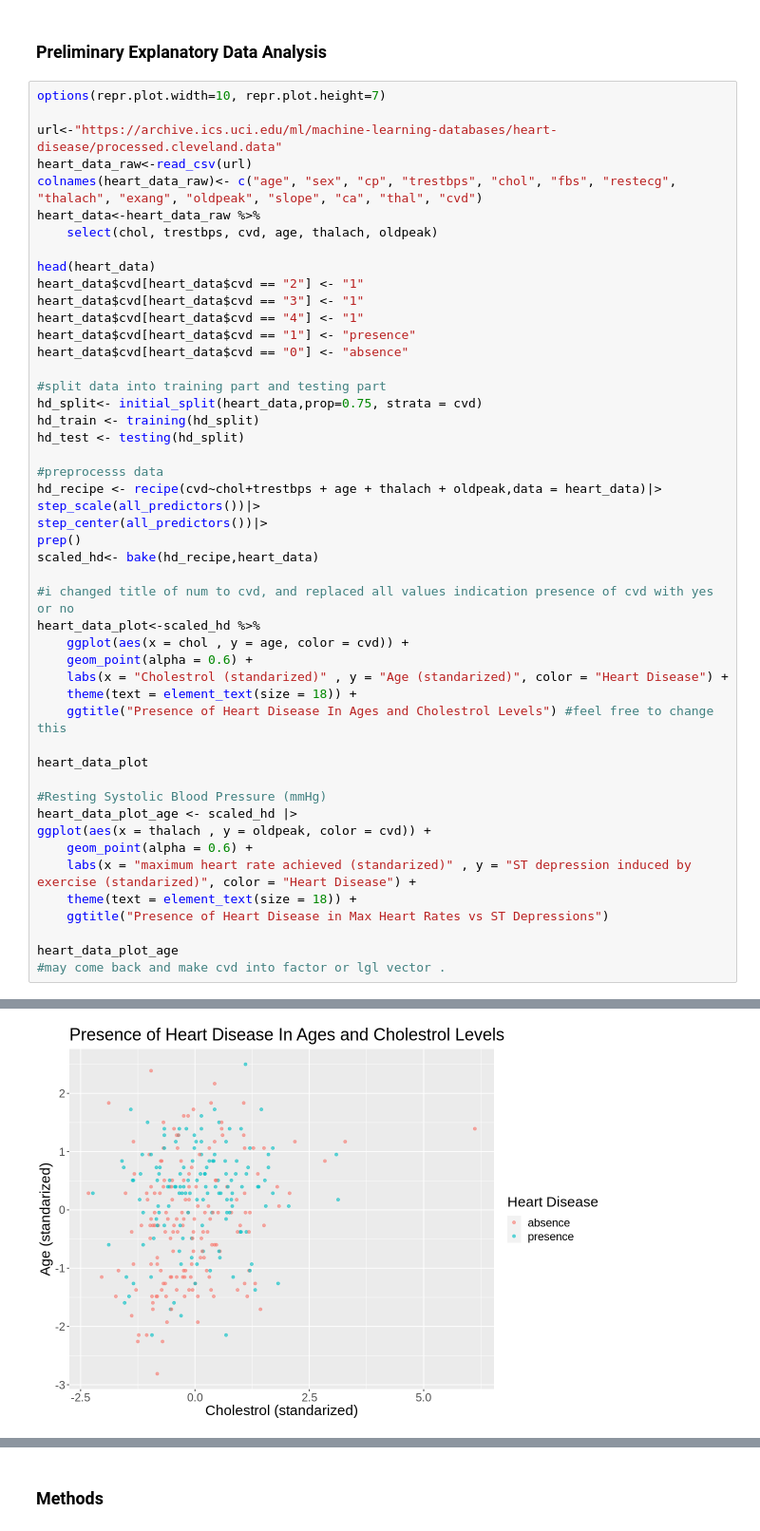
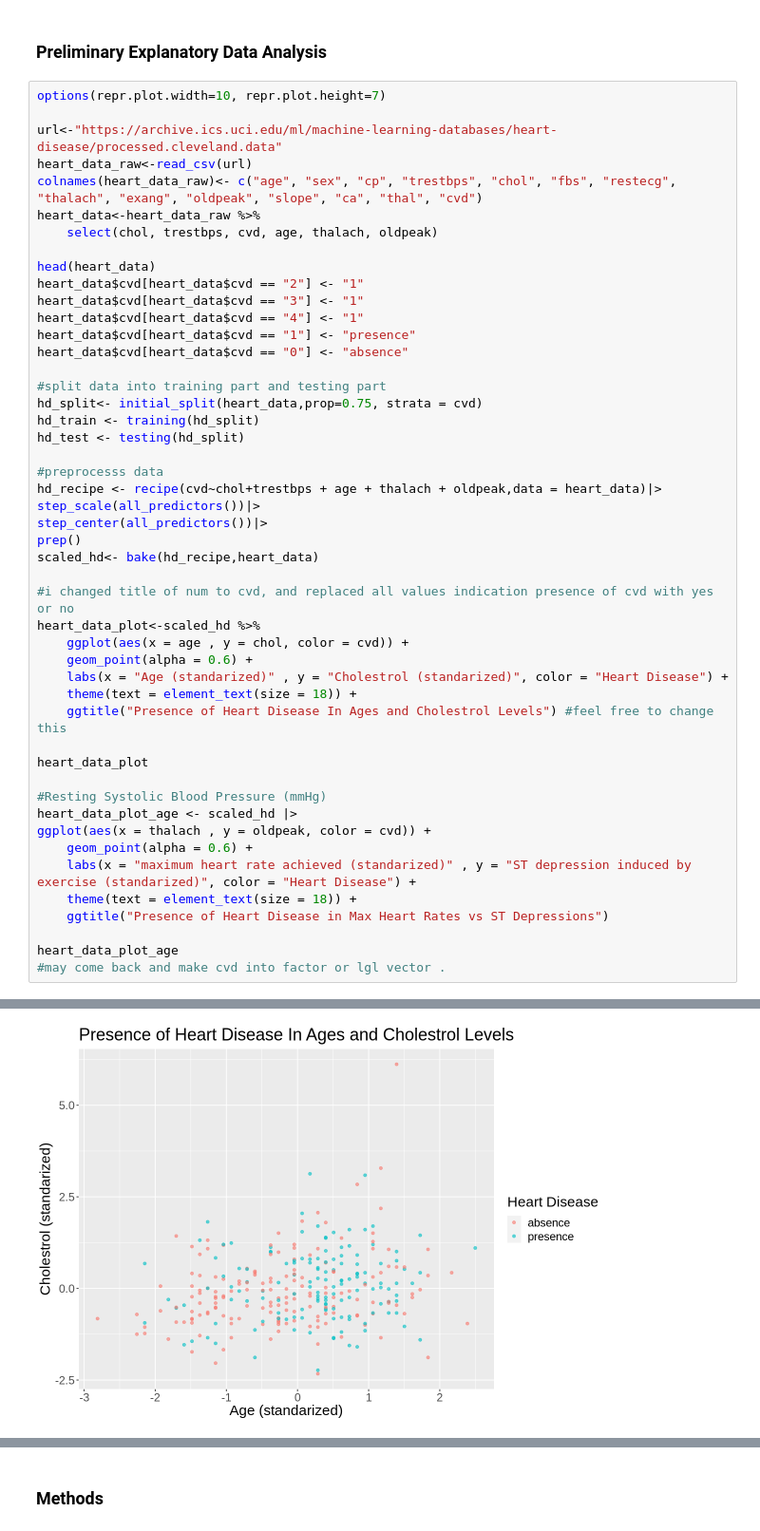
Before and after one commit to mcarbert/dsci_group_8, a Jupyter notebook: project_proposal.ipynb, the cells around one changed output, grey strips where cells are left out. Shown at 95% size. Cells and saved outputs as stored; diff of their text form.

```diff
--- a/project_proposal.ipynb
+++ b/project_proposal.ipynb
@@ -63,9 +63,9 @@ scaled_hd<- bake(hd_recipe,heart_data)
 
 #i changed title of num to cvd, and replaced all values indication presence of cvd with yes or no
 heart_data_plot<-scaled_hd %>%
-    ggplot(aes(x = chol , y = age, color = cvd)) +
+    ggplot(aes(x = age , y = chol, color = cvd)) +
     geom_point(alpha = 0.6) +
-    labs(x = "Cholestrol (standarized)" , y = "Age (standarized)", color = "Heart Disease") +
+    labs(x = "Age (standarized)" , y = "Cholestrol (standarized)", color = "Heart Disease") +
     theme(text = element_text(size = 18)) +
     ggtitle("Presence of Heart Disease In Ages and Cholestrol Levels") #feel free to change this
 
@@ -78,34 +78,34 @@ ggplot(aes(x = thalach , y = oldpeak, color = cvd)) +
     labs(x = "maximum heart rate achieved (standarized)" , y = "ST depression induced by exercise (standarized)", color = "Heart Disease") +
     theme(text = element_text(size = 18)) +
     ggtitle("Presence of Heart Disease in Max Heart Rates vs ST Depressions")
 
 heart_data_plot_age
 #may come back and make cvd into factor or lgl vector .
 # %% [output]
 New names:
 • `1.0` -> `1.0...2`
 • `1.0` -> `1.0...3`
 • `1.0` -> `1.0...6`
 • `0.0` -> `0.0...9`
 • `0.0` -> `0.0...12`
 Rows: 302 Columns: 14
 ── Column specification ────────────────────────────────────────────────────────
 Delimiter: ","
 chr  (2): 0.0...12, 6.0
 dbl (12): 63.0, 1.0...2, 1.0...3, 145.0, 233.0, 1.0...6, 2.0, 150.0, 0.0...9...
 
 ℹ Use `spec()` to retrieve the full column specification for this data.
 ℹ Specify the column types or set `show_col_types = FALSE` to quiet this message.
 A tibble: 6 × 6
 | chol | trestbps | cvd | age | thalach | oldpeak |
 | <dbl> | <dbl> | <dbl> | <dbl> | <dbl> | <dbl> |
 | 286 | 160 | 2 | 67 | 108 | 1.5 |
 | 229 | 120 | 1 | 67 | 129 | 2.6 |
 | 250 | 130 | 0 | 37 | 187 | 3.5 |
 | 204 | 130 | 0 | 41 | 172 | 1.4 |
 | 236 | 120 | 0 | 56 | 178 | 0.8 |
 | 268 | 140 | 3 | 62 | 160 | 3.6 |
-[figure, old version]
+[figure, new version]
 [figure]
 # %% [markdown]
 ### Methods
```
Also changed, not shown: parts of 3 cells of this notebook.
